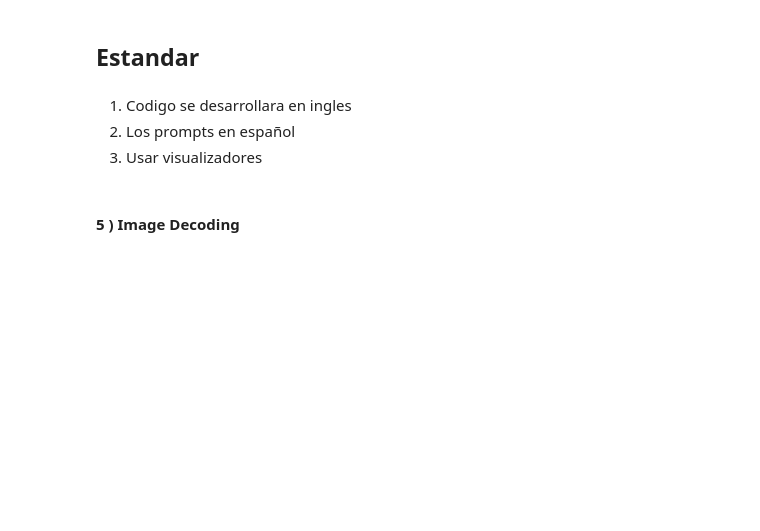
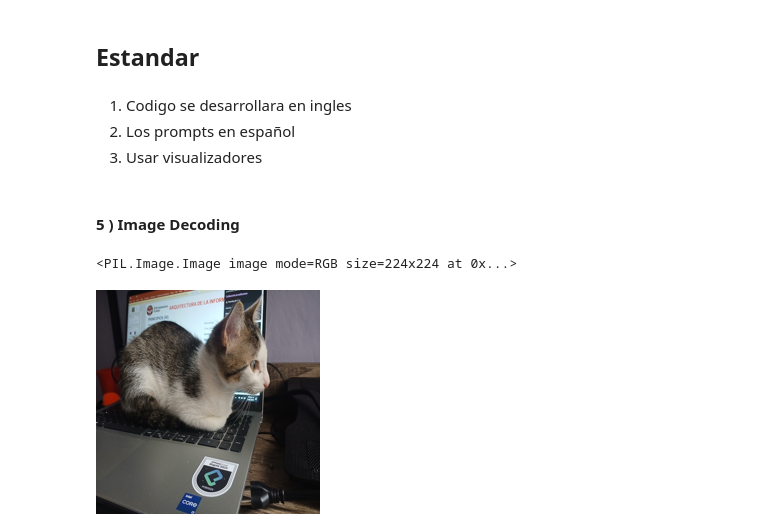
Before and after one commit to Semillero-Prometeo/pmai-model-context, a Jupyter notebook: main.ipynb, the cells around one changed output. Saved outputs shown, nothing was run; the diff lists cells and outputs as text; code cells hidden in the pictures; blank space fills up the shorter version.

```diff
--- a/main.ipynb
+++ b/main.ipynb
@@ -36,6 +39,6 @@ except Exception:
 # %% [markdown]
 #### 5 ) **Image Decoding**
 # %%
-#with open("objetos/moon.txt", "r", encoding="utf-8") as f:
- #   variablexenbase = f.read().strip()
+with open("objetos/mycat.txt", "r", encoding="utf-8") as f:
+    variablexenbase = f.read().strip()
 # %%
@@ -43,2 +46,2 @@ except Exception:
 # %%
-#pil_image = base64_to_image_resized(variablexenbase, size=(224, 224))
+pil_image = base64_to_image_resized(variablexenbase, size=(224, 224))
@@ -45,2 +50,10 @@ except Exception:
+# %%
+print(pil_image)
+# %% [output]
+<PIL.Image.Image image mode=RGB size=224x224 at 0x...>
+# %%
+pil_image
+# %% [output]
+[figure, added]
 # %%
 processor, blip_model = import_Blip_model()
```
Also changed, not shown: parts of 10 cells of this notebook, 3 other files.
